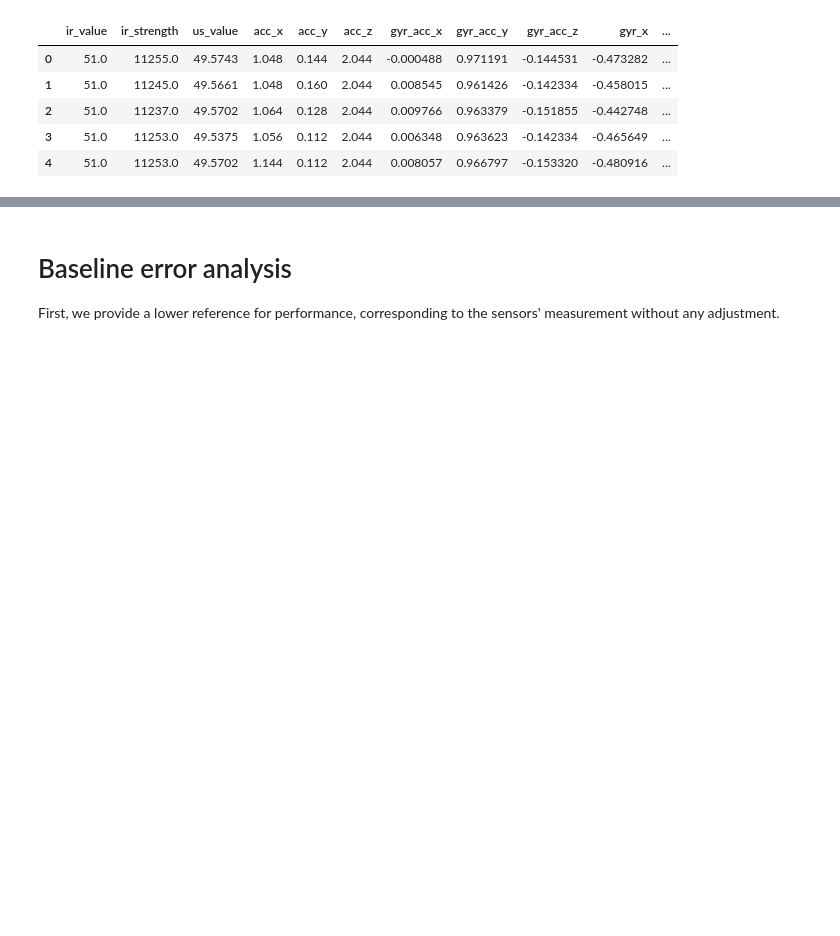
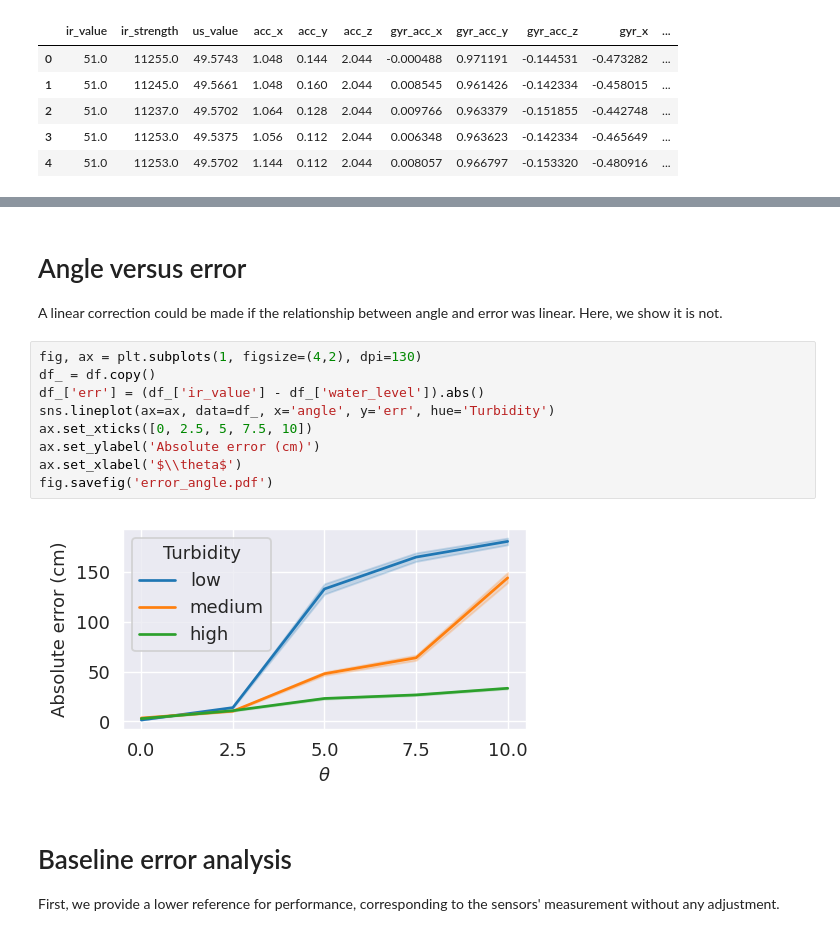
Before and after one commit to cmranieri/water-level-identification, a Jupyter notebook: ml_sensors.ipynb, the cells around one changed output, grey strips where cells are left out. Saved outputs shown, nothing was run; the diff lists cells and outputs as text; blank space fills up the shorter version.

Commit message:
added theta vs error plot

```diff
--- a/ml_sensors.ipynb
+++ b/ml_sensors.ipynb
@@ -92,6 +91,21 @@ df.describe()
 | 50% | 153.000000 | 431.000000 | 150.843000 | 1.032000 | 0.256000 | 2.044000 | -0.088623 | 0.959473 | -0.148926 | -0.480916 | ... |
 | 75% | 253.000000 | 3104.250000 | 248.661000 | 1.048000 | 0.320000 | 2.044000 | -0.043945 | 0.965088 | -0.144287 | -0.465649 | ... |
 | max | 386.000000 | 39587.000000 | 312.140000 | 1.752000 | 0.624000 | 2.044000 | 0.549805 | 1.549070 | 0.383545 | 1.076340 | ... |
+# %% [markdown]
+# Angle versus error
+
+A linear correction could be made if the relationship between angle and error was linear. Here, we show it is not.
+# %%
+fig, ax = plt.subplots(1, figsize=(4,2), dpi=130)
+df_ = df.copy()
+df_['err'] = (df_['ir_value'] - df_['water_level']).abs()
+sns.lineplot(ax=ax, data=df_, x='angle', y='err', hue='Turbidity')
+ax.set_xticks([0, 2.5, 5, 7.5, 10])
+ax.set_ylabel('Absolute error (cm)')
+ax.set_xlabel('$\\theta$')
+fig.savefig('error_angle.pdf')
+# %% [output]
+[figure, added]
 # %% [markdown]
 # Baseline error analysis
 
```
Also changed, not shown: parts of 3 cells of this notebook.
